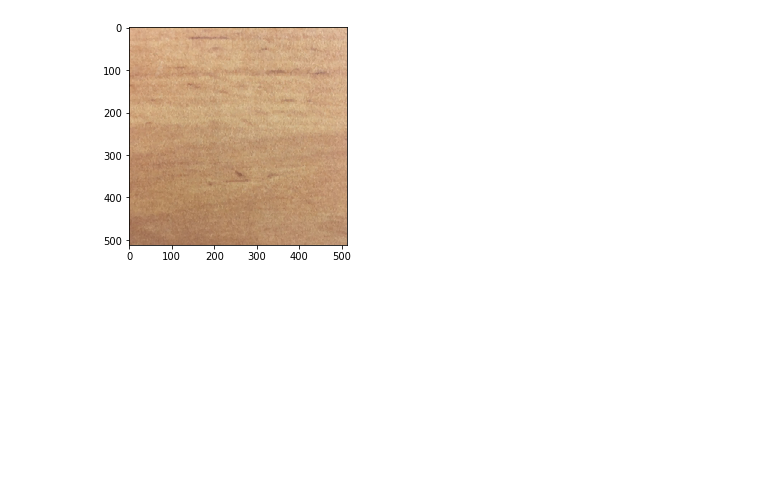
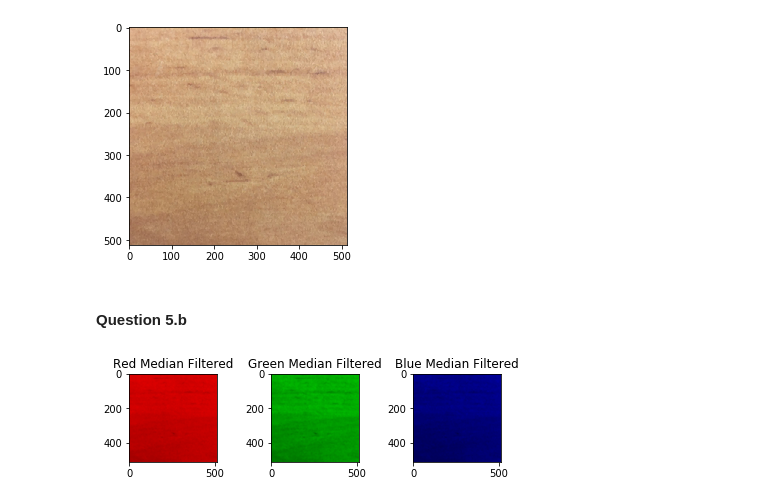
Before and after one commit to BU-IE-582/fall19-akinelden, a Jupyter notebook: Part1_soru12.ipynb, the cells around one changed output. Cells and saved outputs as stored; diff of their text form; code cells hidden in the pictures; blank space fills up the shorter version.

```diff
--- a/Part1_soru12.ipynb
+++ b/Part1_soru12.ipynb
@@ -133,3 +162,11 @@ pyplot.imshow(pix_5)
 pyplot.show()
 # %% [output]
 [figure]
+# %% [markdown]
+#### Question 5.b
+# %%
+pix_11, R_11, G_11, B_11 = median_filter_all(pix, 11)
+# %%
+plot_channels(R_11, G_11, B_11, "Median Filtered")
+# %% [output]
+[figure, added]
```
Also changed, not shown: parts of 27 cells of this notebook.
